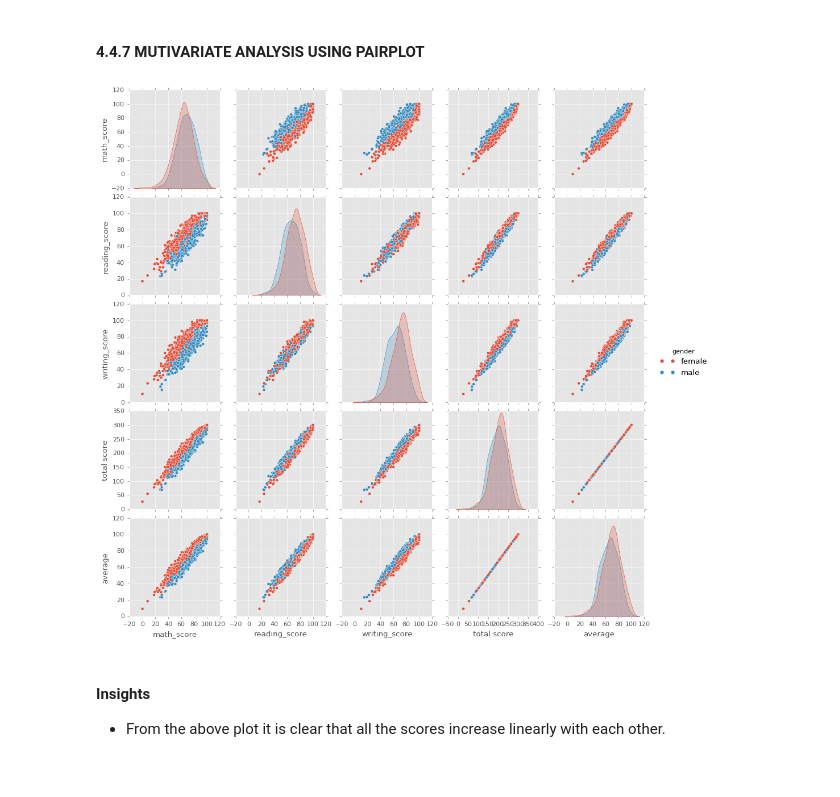
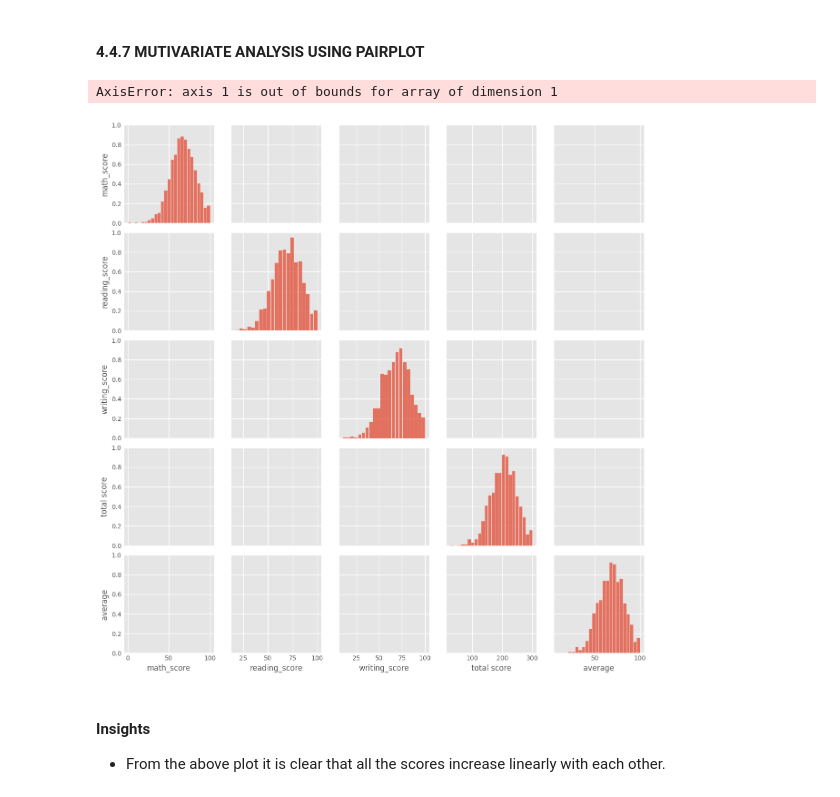
Before and after one commit to aniruddhamokashi21/PerformancePrediction, a Jupyter notebook: notebook/1 . EDA.ipynb, the cells around one changed output. Cells and saved outputs as stored; diff of their text form; code cells hidden in the pictures.

```diff
--- a/notebook/1 . EDA.ipynb
+++ b/notebook/1 . EDA.ipynb
@@ -566,10 +570,11 @@ plt.show()
 # %% [markdown]
 #### 4.4.7 MUTIVARIATE ANALYSIS USING PAIRPLOT
-# %%
-sns.pairplot(df,hue = 'gender')
-plt.show()
-# %% [output]
-[figure, removed]
+# %%
+sns.pairplot(df)
+plt.show()
+# %% [output]
+AxisError: axis 1 is out of bounds for array of dimension 1
+[figure, added]
 # %% [markdown]
 #### Insights
 - From the above plot it is clear that all the scores increase linearly with each other.
```
Also changed, not shown: parts of 6 cells of this notebook, 6 other files.
